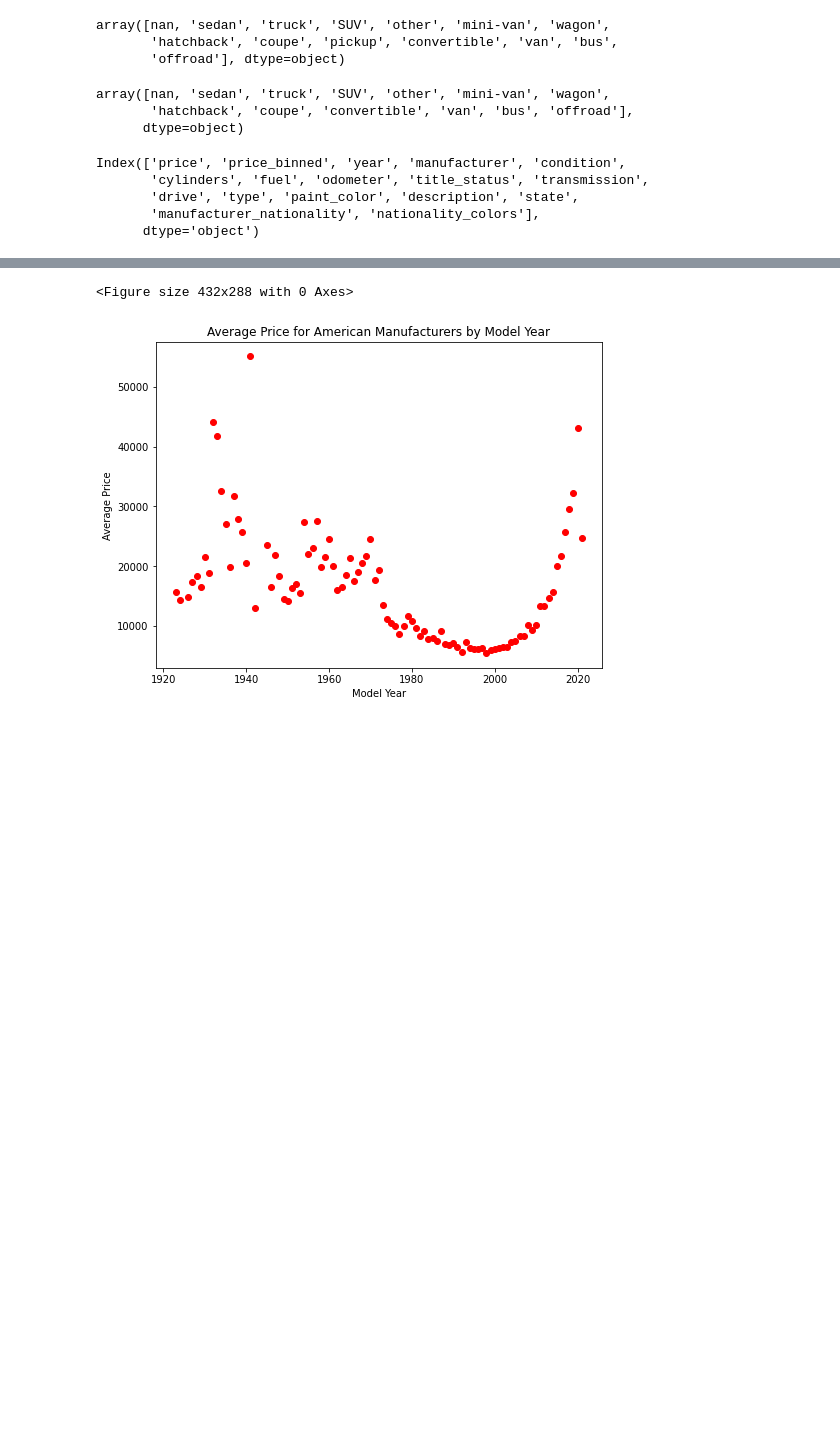
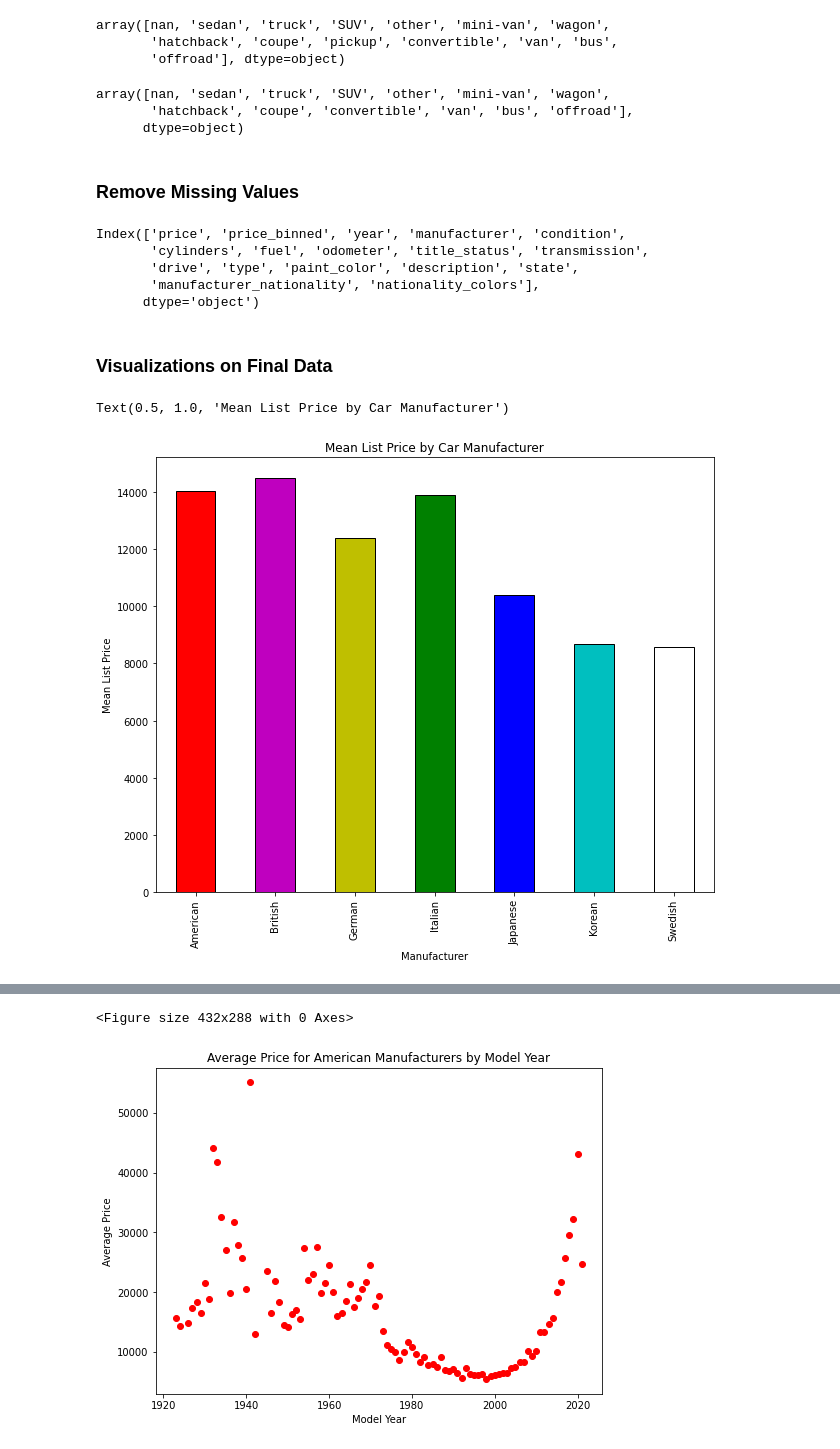
Before and after one commit to matthiasronnau/BANA-212-Final-Project, a Jupyter notebook: BANA-212 Final Project.ipynb, the cells around one changed output, grey strips where cells are left out. Drawn from its saved outputs; the diff is of its cells as text; code cells hidden in the pictures; blank space fills up the shorter version.

```diff
--- a/BANA-212 Final Project.ipynb
+++ b/BANA-212 Final Project.ipynb
@@ -400,6 +381,8 @@ cars["type"].unique()
 array([nan, 'sedan', 'truck', 'SUV', 'other', 'mini-van', 'wagon',
        'hatchback', 'coupe', 'convertible', 'van', 'bus', 'offroad'],
       dtype=object)
+# %% [markdown]
+### Remove Missing Values
 # %%
 cars_no_missing = cars.copy()
 cars_no_missing = cars_no_missing[cars_no_missing["manufacturer"] != "MISSING"]
@@ -413,3 +396,16 @@ Index(['price', 'price_binned', 'year', 'manufacturer', 'condition',
        'drive', 'type', 'paint_color', 'description', 'state',
        'manufacturer_nationality', 'nationality_colors'],
       dtype='object')
+# %% [markdown]
+### Visualizations on Final Data
+# %%
+#Visualize the Mean List Price of Cars for Each Manufacturer
+plt.figure(figsize = (10, 8))
+cars_no_missing.groupby("manufacturer_nationality")["price"].mean().plot.bar(color =
+["r", "m", "y", "g", "b", "c", "w"], edgecolor = "k")
+plt.xlabel("Manufacturer")
+plt.ylabel("Mean List Price")
+plt.title("Mean List Price by Car Manufacturer")
+# %% [output]
+Text(0.5, 1.0, 'Mean List Price by Car Manufacturer')
+[figure, added]
```
Also changed, not shown: parts of 22 cells of this notebook.
